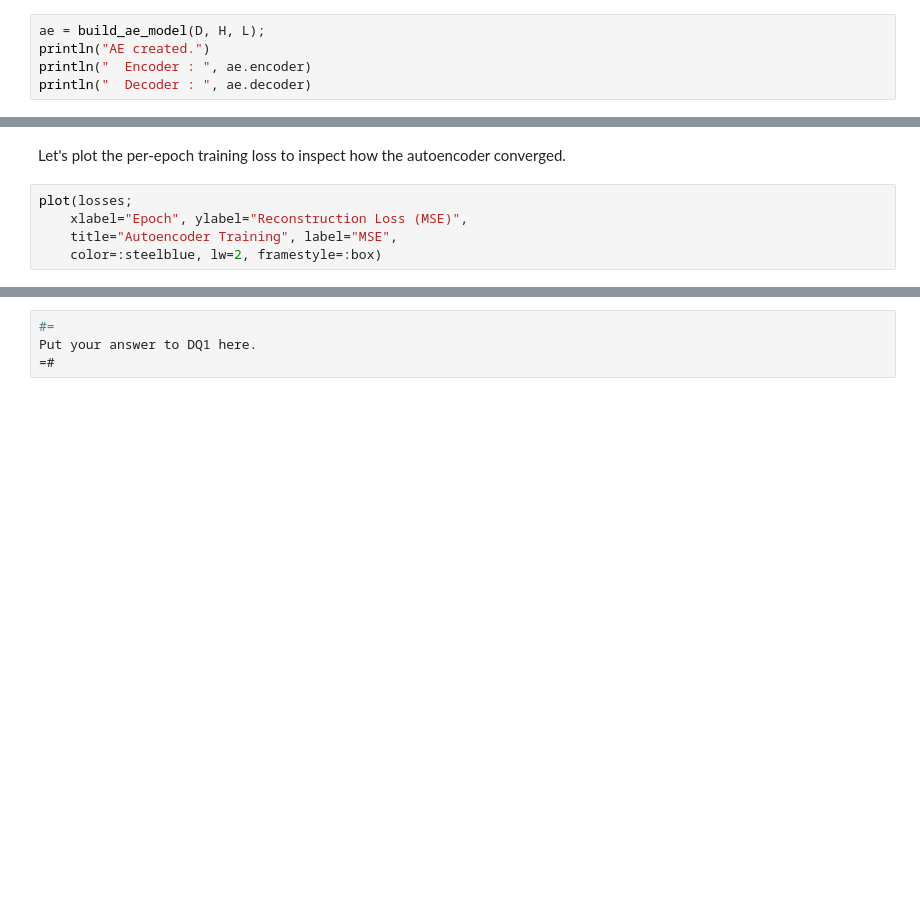
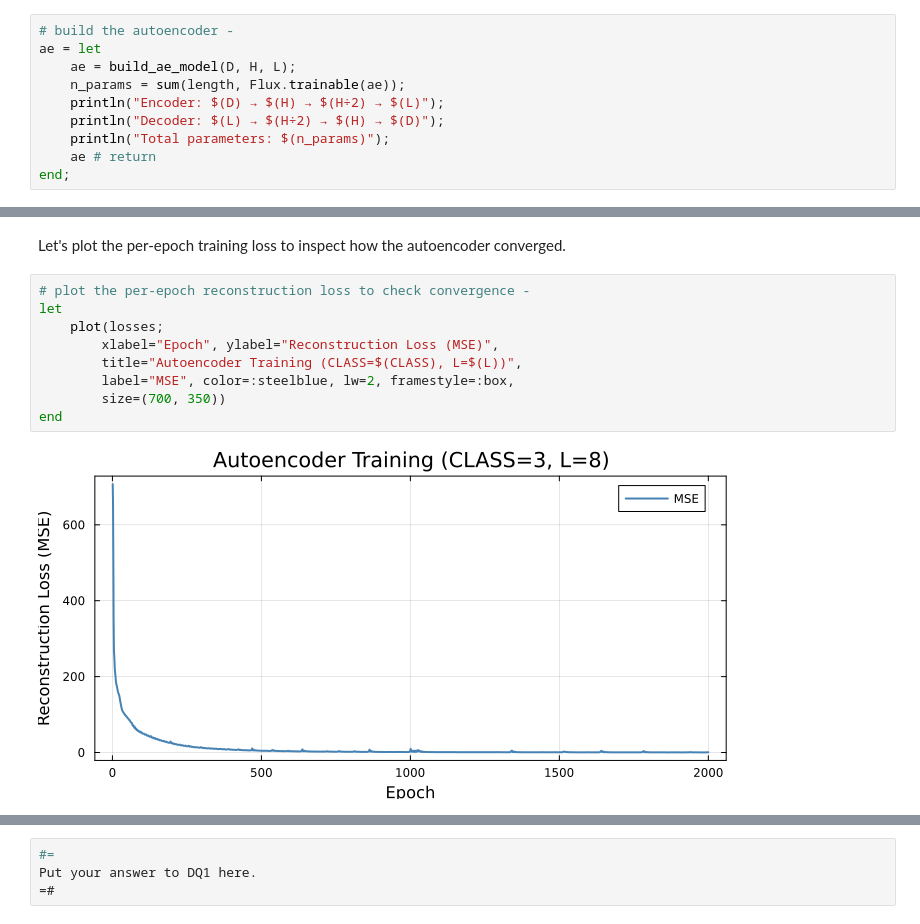
Before and after one commit to varnerlab/PS5-CHEME-5820-S2025, a Jupyter notebook: PS5-CHEME-5820-Solution-AE-S2025.ipynb, the cells around one changed output, grey strips where cells are left out. Saved outputs shown, nothing was run; the diff lists cells and outputs as text; blank space fills up the shorter version.

```diff
--- a/PS5-CHEME-5820-Solution-AE-S2025.ipynb
+++ b/PS5-CHEME-5820-Solution-AE-S2025.ipynb
@@ -166,7 +182,12 @@ The autoencoder forward pass requires two operations. The **encoder** compresses
 
 Let's build the model and inspect its architecture.
 # %%
-ae = build_ae_model(D, H, L);
-println("AE created.")
-println("  Encoder : ", ae.encoder)
-println("  Decoder : ", ae.decoder)
+# build the autoencoder -
+ae = let
+    ae = build_ae_model(D, H, L);
+    n_params = sum(length, Flux.trainable(ae));
+    println("Encoder: $(D) → $(H) → $(H÷2) → $(L)");
+    println("Decoder: $(L) → $(H÷2) → $(H) → $(D)");
+    println("Total parameters: $(n_params)");
+    ae # return
+end;
@@ -224,7 +318,13 @@ println("Training complete.");
 # %% [markdown]
 Let's plot the per-epoch training loss to inspect how the autoencoder converged.
 # %%
-plot(losses;
-    xlabel="Epoch", ylabel="Reconstruction Loss (MSE)",
-    title="Autoencoder Training", label="MSE",
-    color=:steelblue, lw=2, framestyle=:box)
+# plot the per-epoch reconstruction loss to check convergence -
+let
+    plot(losses;
+        xlabel="Epoch", ylabel="Reconstruction Loss (MSE)",
+        title="Autoencoder Training (CLASS=$(CLASS), L=$(L))",
+        label="MSE", color=:steelblue, lw=2, framestyle=:box,
+        size=(700, 350))
+end
+# %% [output]
+[figure, added]
```
Also changed, not shown: parts of 37 cells of this notebook, 8 other files.
